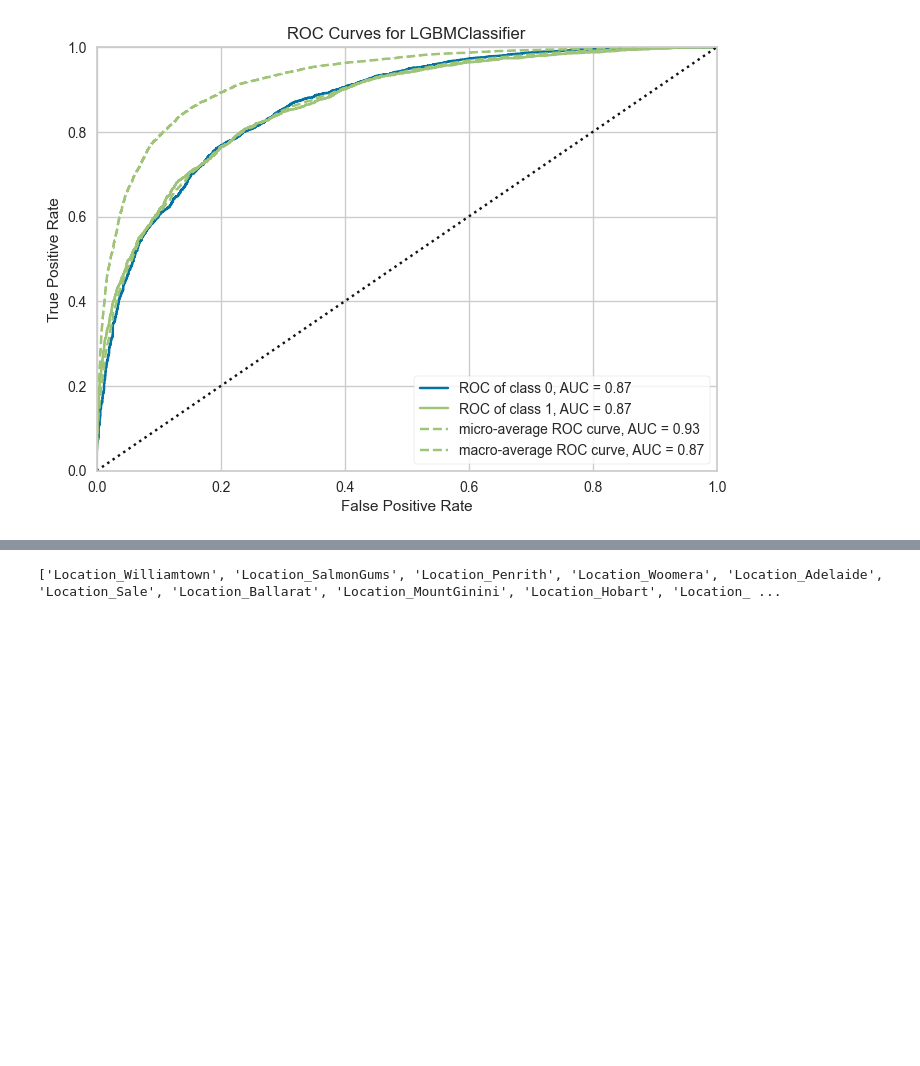
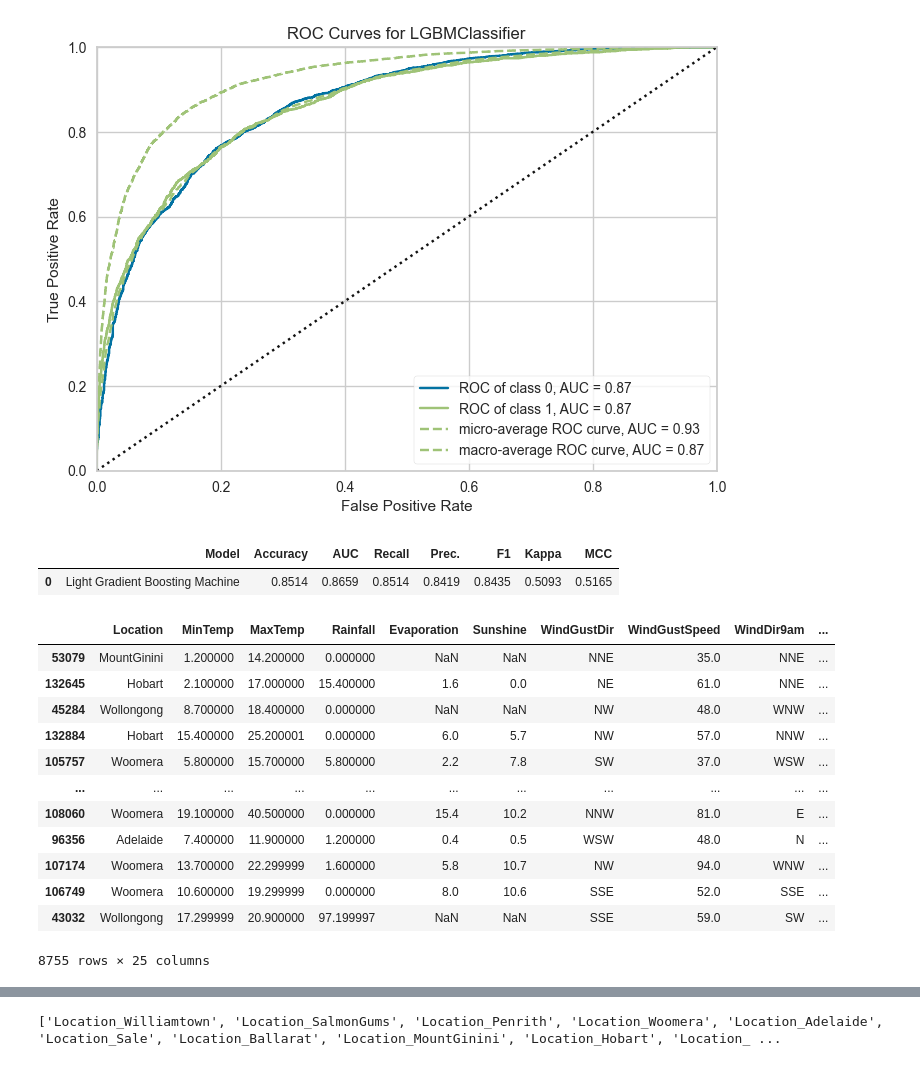
Before and after one commit to EugenioBravi/AA1-TUIA-Bravi-Nemeth, a Jupyter notebook: TP-clasificacion-AA1.ipynb, the cells around one changed output, grey strips where cells are left out. Drawn from its saved outputs; the diff is of its cells as text; code cells hidden in the pictures; blank space fills up the shorter version.

```diff
--- a/TP-clasificacion-AA1.ipynb
+++ b/TP-clasificacion-AA1.ipynb
@@ -1062,3 +1102,21 @@ plot_model(modelo_mlauto, plot='auc')
 # %% [output]
 [interactive output not drawn]
 [figure]
+# %%
+predict_model(modelo_mlauto)
+# %% [output]
+|  | Model | Accuracy | AUC | Recall | Prec. | F1 | Kappa | MCC |
+| 0 | Light Gradient Boosting Machine | 0.8514 | 0.8659 | 0.8514 | 0.8419 | 0.8435 | 0.5093 | 0.5165 |
+|  | Location | MinTemp | MaxTemp | Rainfall | Evaporation | Sunshine | WindGustDir | WindGustSpeed | WindDir9am | ... |
+| 53079 | MountGinini | 1.200000 | 14.200000 | 0.000000 | NaN | NaN | NNE | 35.0 | NNE | ... |
+| 132645 | Hobart | 2.100000 | 17.000000 | 15.400000 | 1.6 | 0.0 | NE | 61.0 | NNE | ... |
+| 45284 | Wollongong | 8.700000 | 18.400000 | 0.000000 | NaN | NaN | NW | 48.0 | WNW | ... |
+| 132884 | Hobart | 15.400000 | 25.200001 | 0.000000 | 6.0 | 5.7 | NW | 57.0 | NNW | ... |
+| 105757 | Woomera | 5.800000 | 15.700000 | 5.800000 | 2.2 | 7.8 | SW | 37.0 | WSW | ... |
+| ... | ... | ... | ... | ... | ... | ... | ... | ... | ... | ... |
+| 108060 | Woomera | 19.100000 | 40.500000 | 0.000000 | 15.4 | 10.2 | NNW | 81.0 | E | ... |
+| 96356 | Adelaide | 7.400000 | 11.900000 | 1.200000 | 0.4 | 0.5 | WSW | 48.0 | N | ... |
+| 107174 | Woomera | 13.700000 | 22.299999 | 1.600000 | 5.8 | 10.7 | NW | 94.0 | WNW | ... |
+| 106749 | Woomera | 10.600000 | 19.299999 | 0.000000 | 8.0 | 10.6 | SSE | 52.0 | SSE | ... |
+| 43032 | Wollongong | 17.299999 | 20.900000 | 97.199997 | NaN | NaN | SSE | 59.0 | SW | ... |
+8755 rows × 25 columns
```
Also changed, not shown: parts of 13 cells of this notebook.
